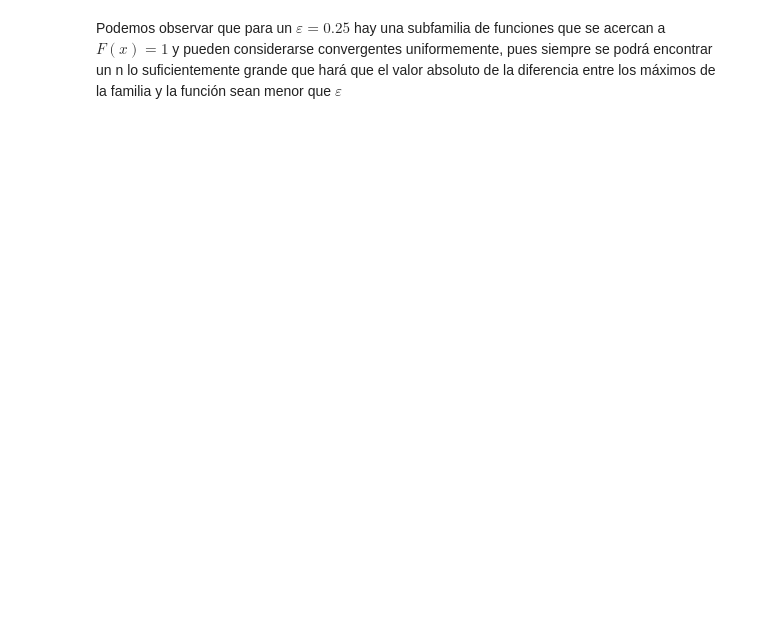
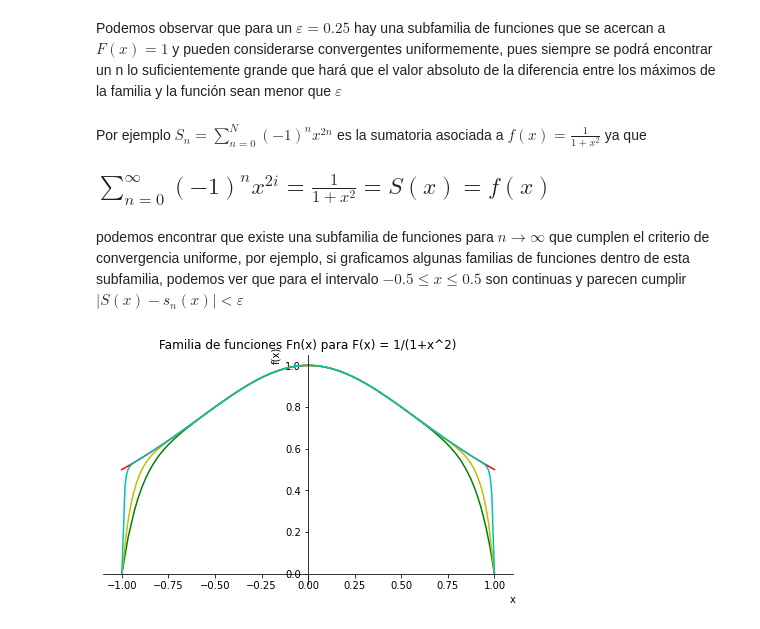
Before and after one commit to FernandoBriceno/infiniteSeries, a Jupyter notebook: Series_of_Functions.ipynb, the cells around one changed output. Saved outputs shown, nothing was run; the diff lists cells and outputs as text; code cells hidden in the pictures; blank space fills up the shorter version.

Commit message:
subfam

```diff
--- a/Series_of_Functions.ipynb
+++ b/Series_of_Functions.ipynb
@@ -67,2 +70,31 @@ g.show()
 # %% [markdown]
 Podemos observar que para un $\varepsilon=0.25$ hay una subfamilia de funciones que se acercan a $F(x)=1$ y pueden considerarse convergentes uniformemente, pues siempre se podrá encontrar un n lo suficientemente grande que hará que el valor absoluto de la diferencia entre los máximos de la familia y la función sean menor que $\varepsilon$
+# %% [markdown]
+Por ejemplo $S_n= \sum_{n=0}^{N}(-1)^nx^{2n} $ es la sumatoria asociada a $f(x) = \frac{1}{1+x^{2}}$ ya que
+
+## $\sum_{n=0}^{\infty }(-1)^nx^{2i} =\frac{1}{1+x^{2}} = S(x) = f(x)$
+# %% [markdown]
+podemos encontrar que existe una subfamilia de funciones para $n \to \infty $ que cumplen el criterio de convergencia uniforme, por ejemplo, si graficamos algunas familias de funciones dentro de esta subfamilia, podemos ver que para el intervalo $-0.5 \leq x \leq 0.5$  son continuas y parecen cumplir $\left | S(x)-s_n(x) \right |<\varepsilon$
+# %%
+x = sp.symbols('x')
+
+def sumatoria(x,n):
+    f = 0
+    for i in range(0,n):
+        f += (-1)**i*x**(2*i)
+    return f
+
+s6 = sumatoria(x,6)
+s10 = sumatoria(x,10)
+s50= sumatoria(x,50)
+f= 1/(1+(x**2))
+
+g=plot(f, s6, s10,s50,(x,-1,1), title='Familia de funciones Fn(x) para F(x) = 1/(1+x^2)', show=False)
+
+g[0].line_color ='r'
+g[1].line_color ='g'
+g[2].line_color ='y'
+g[3].line_color ='c'
+g.show()
+# %% [output]
+[figure, added]
```
Also changed, not shown: parts of 1 cell of this notebook.
